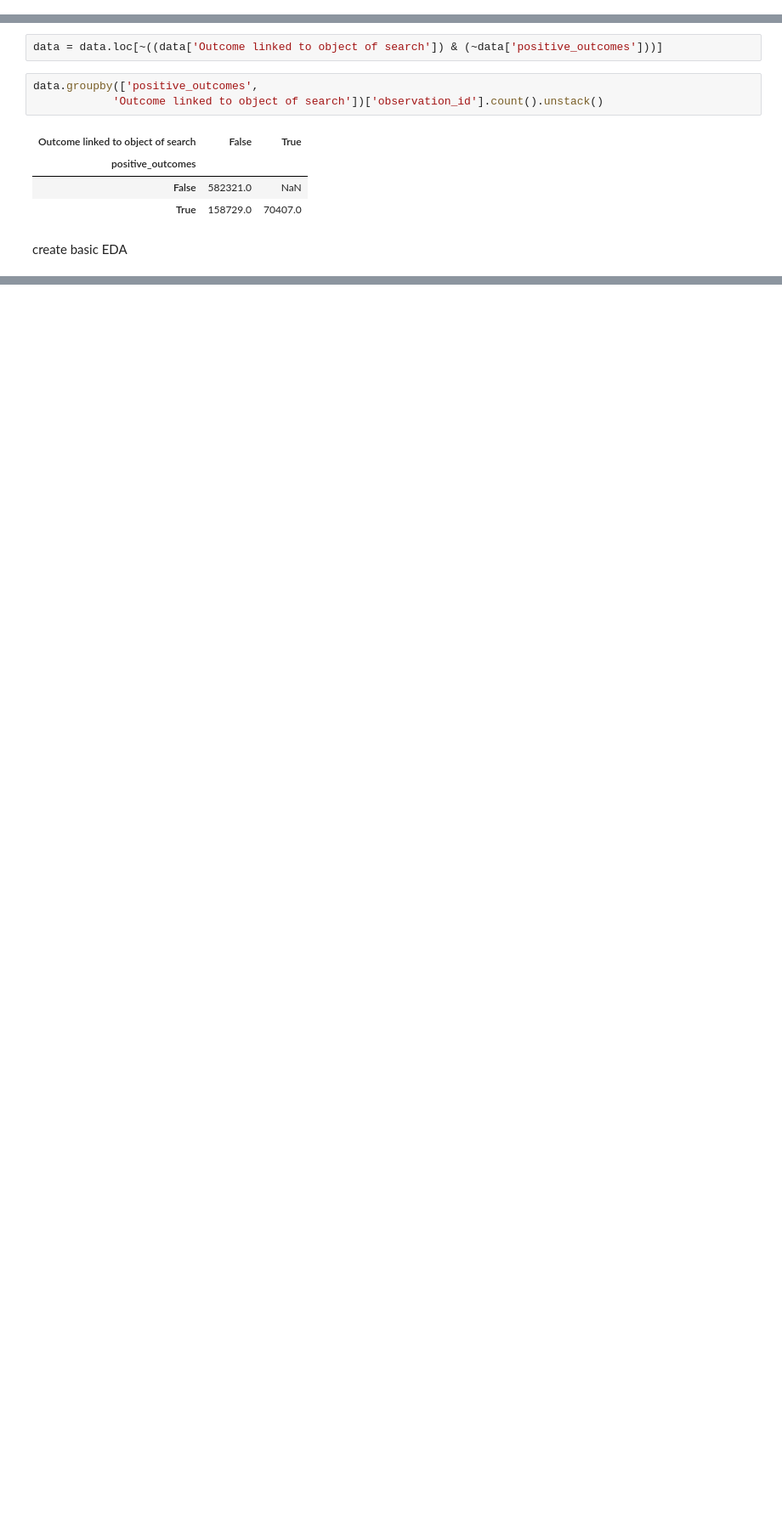
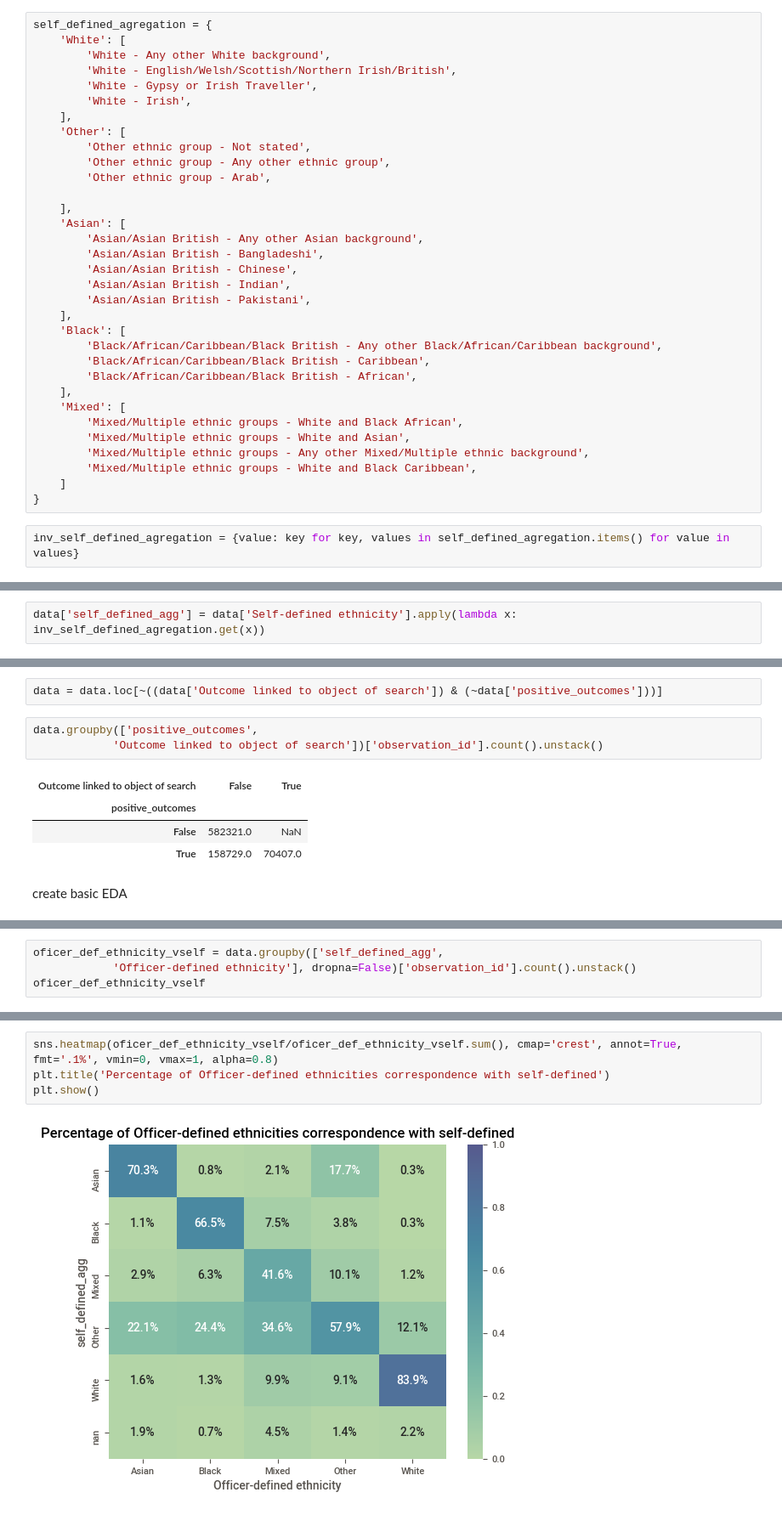
Before and after one commit to 0xjrr/ldsa-capstone-project, a Jupyter notebook: eda-capstone-data.ipynb, the cells around one changed output, grey strips where cells are left out. Shown at 85% size. Saved outputs shown, nothing was run; the diff lists cells and outputs as text; blank space fills up the shorter version.

Commit message:
self vs officer defined

```diff
--- a/eda-capstone-data.ipynb
+++ b/eda-capstone-data.ipynb
@@ -55,0 +91,35 @@ memory usage: 104.6+ MB
+# %%
+self_defined_agregation = {
+    'White': [
+        'White - Any other White background',
+        'White - English/Welsh/Scottish/Northern Irish/British',
+        'White - Gypsy or Irish Traveller',
+        'White - Irish',
+    ],
+    'Other': [
+        'Other ethnic group - Not stated',
+        'Other ethnic group - Any other ethnic group',
+        'Other ethnic group - Arab',
+
+    ],
+    'Asian': [
+        'Asian/Asian British - Any other Asian background',
+        'Asian/Asian British - Bangladeshi',
+        'Asian/Asian British - Chinese',
+        'Asian/Asian British - Indian',
+        'Asian/Asian British - Pakistani',
+    ],
+    'Black': [
+        'Black/African/Caribbean/Black British - Any other Black/African/Caribbean background',
+        'Black/African/Caribbean/Black British - Caribbean',
+        'Black/African/Caribbean/Black British - African',
+    ],
+    'Mixed': [
+        'Mixed/Multiple ethnic groups - White and Black African',
+        'Mixed/Multiple ethnic groups - White and Asian',
+        'Mixed/Multiple ethnic groups - Any other Mixed/Multiple ethnic background',
+        'Mixed/Multiple ethnic groups - White and Black Caribbean',
+    ]
+}
+# %%
+inv_self_defined_agregation = {value: key for key, values in self_defined_agregation.items() for value in values}
@@ -56,3 +148,5 @@ memory usage: 104.6+ MB
+# %%
+data['self_defined_agg'] = data['Self-defined ethnicity'].apply(lambda x: inv_self_defined_agregation.get(x))
 # %% [markdown]
 Fixing Outcome linked to object of search null values
 # %%
@@ -18803,0 +281,4 @@ TypeError: Only valid with DatetimeIndex, TimedeltaIndex or PeriodIndex, but got
+# %%
+oficer_def_ethnicity_vself = data.groupby(['self_defined_agg',
+            'Officer-defined ethnicity'], dropna=False)['observation_id'].count().unstack()
+oficer_def_ethnicity_vself
@@ -18803,0 +305,6 @@ TypeError: Only valid with DatetimeIndex, TimedeltaIndex or PeriodIndex, but got
+# %%
+sns.heatmap(oficer_def_ethnicity_vself/oficer_def_ethnicity_vself.sum(), cmap='crest', annot=True, fmt='.1%', vmin=0, vmax=1, alpha=0.8)
+plt.title('Percentage of Officer-defined ethnicities correspondence with self-defined')
+plt.show()
+# %% [output]
+[figure, added]
```
Also changed, not shown: parts of 21 cells of this notebook.
